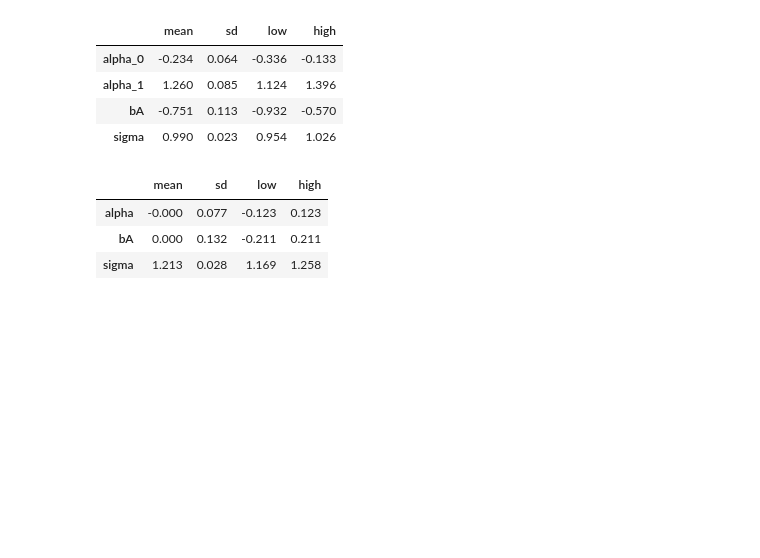
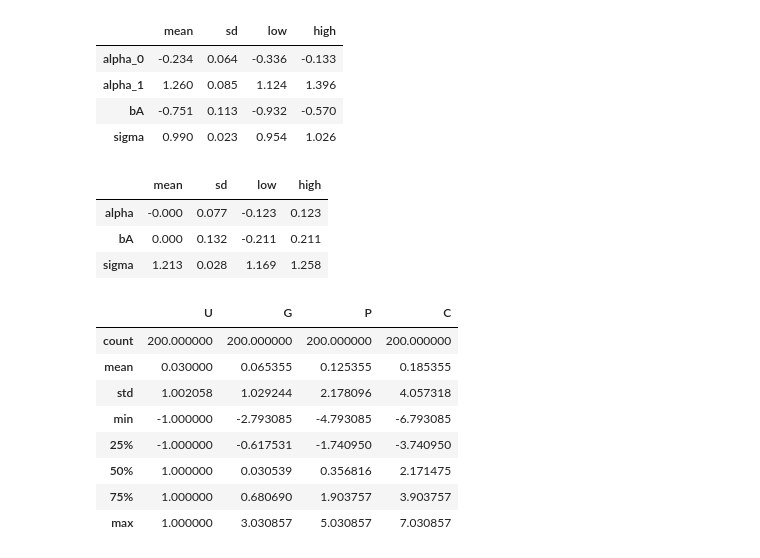
Before and after one commit to sushmit86/Statiistical_rethinking_jax, a Jupyter notebook: sushmit_06__Haunted_DAG__and_The_Causal_Terror.ipynb, the cells around one changed output. Saved outputs shown, nothing was run; the diff lists cells and outputs as text; code cells hidden in the pictures; blank space fills up the shorter version.

```diff
--- a/sushmit_06__Haunted_DAG__and_The_Causal_Terror.ipynb
+++ b/sushmit_06__Haunted_DAG__and_The_Causal_Terror.ipynb
@@ -3277,3 +3277,29 @@ df_result_m6_10.round(3)
 | alpha | -0.000 | 0.077 | -0.123 | 0.123 |
 | bA | 0.000 | 0.132 | -0.211 | 0.211 |
 | sigma | 1.213 | 0.028 | 1.169 | 1.258 |
+# %%
+#@title 6.25
+N = 200 # number of grandparent-parent-child triads
+b_GP = 1 # direct effect of G on P
+b_GC = 0 # direct effect of G on C
+b_PC = 1 # direct effect of P on C
+b_U = 2 #direct effect of U on P and C
+# %%
+#@title 6.26
+seed = np.random.seed(1)
+U = 2*stats.bernoulli.rvs(0.5,size =N , random_state = seed ) -1
+G = stats.norm.rvs(loc = 0, scale = 1, size =N,random_state = seed)
+P = b_GP *G + b_U * U
+C = b_PC * P + b_GC * G + b_U * U
+d = pd.DataFrame({'U':U,'G':G,'P':P,'C':C})
+d.describe()
+# %% [output]
+|  | U | G | P | C |
+| count | 200.000000 | 200.000000 | 200.000000 | 200.000000 |
+| mean | 0.030000 | 0.065355 | 0.125355 | 0.185355 |
+| std | 1.002058 | 1.029244 | 2.178096 | 4.057318 |
+| min | -1.000000 | -2.793085 | -4.793085 | -6.793085 |
+| 25% | -1.000000 | -0.617531 | -1.740950 | -3.740950 |
+| 50% | 1.000000 | 0.030539 | 0.356816 | 2.171475 |
+| 75% | 1.000000 | 0.680690 | 1.903757 | 3.903757 |
+| max | 1.000000 | 3.030857 | 5.030857 | 7.030857 |
```
Also changed, not shown: parts of 5 cells of this notebook.
